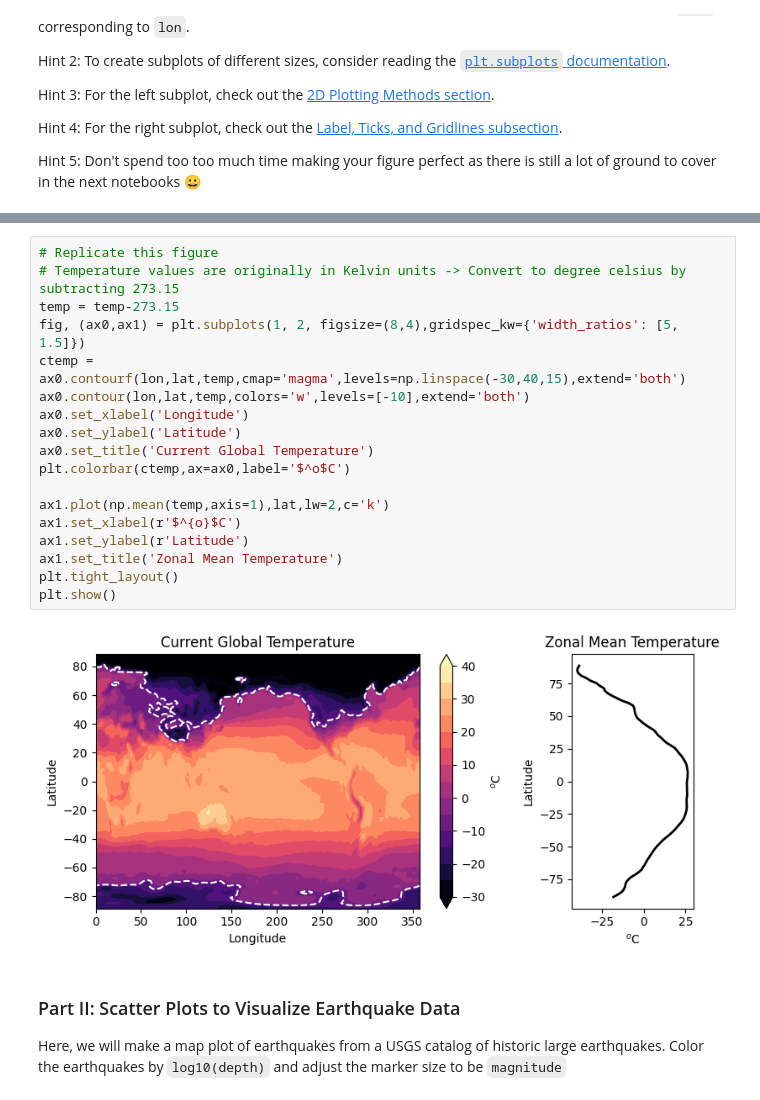
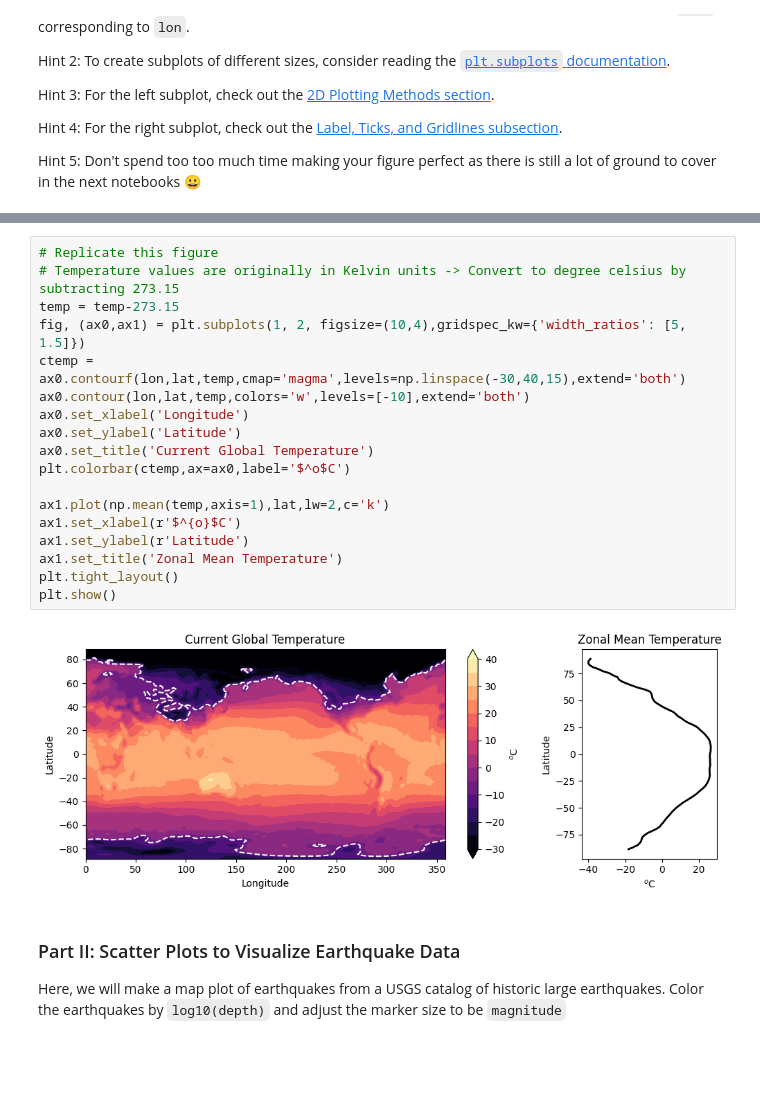
Before and after one commit to NathR-tiny/2025_Intro_Python, a Jupyter notebook: notebook/W2_S2.ipynb, the cells around one changed output, grey strips where cells are left out. Saved outputs shown, nothing was run; the diff lists cells and outputs as text; blank space fills up the shorter version.

```diff
--- a/notebook/W2_S2.ipynb
+++ b/notebook/W2_S2.ipynb
@@ -83,23 +83,23 @@ Hint 5: Don't spend too too much time making your figure perfect as there is sti
 # %%
 # Replicate this figure
 # Temperature values are originally in Kelvin units -> Convert to degree celsius by subtracting 273.15
 temp = temp-273.15
-fig, (ax0,ax1) = plt.subplots(1, 2, figsize=(8,4),gridspec_kw={'width_ratios': [5, 1.5]})
+fig, (ax0,ax1) = plt.subplots(1, 2, figsize=(10,4),gridspec_kw={'width_ratios': [5, 1.5]})
 ctemp = ax0.contourf(lon,lat,temp,cmap='magma',levels=np.linspace(-30,40,15),extend='both')
 ax0.contour(lon,lat,temp,colors='w',levels=[-10],extend='both')
 ax0.set_xlabel('Longitude')
 ax0.set_ylabel('Latitude')
 ax0.set_title('Current Global Temperature')
 plt.colorbar(ctemp,ax=ax0,label='$^o$C')
 
 ax1.plot(np.mean(temp,axis=1),lat,lw=2,c='k')
 ax1.set_xlabel(r'$^{o}$C')
 ax1.set_ylabel(r'Latitude')
 ax1.set_title('Zonal Mean Temperature')
 plt.tight_layout()
 plt.show()
 # %% [output]
-[figure, old version]
+[figure, new version]
 # %% [markdown]
 ### Part II: Scatter Plots to Visualize Earthquake Data
 Here, we will make a map plot of earthquakes from a USGS catalog of historic large earthquakes. Color the earthquakes by `log10(depth)` and adjust the marker size to be `magnitude`
```
